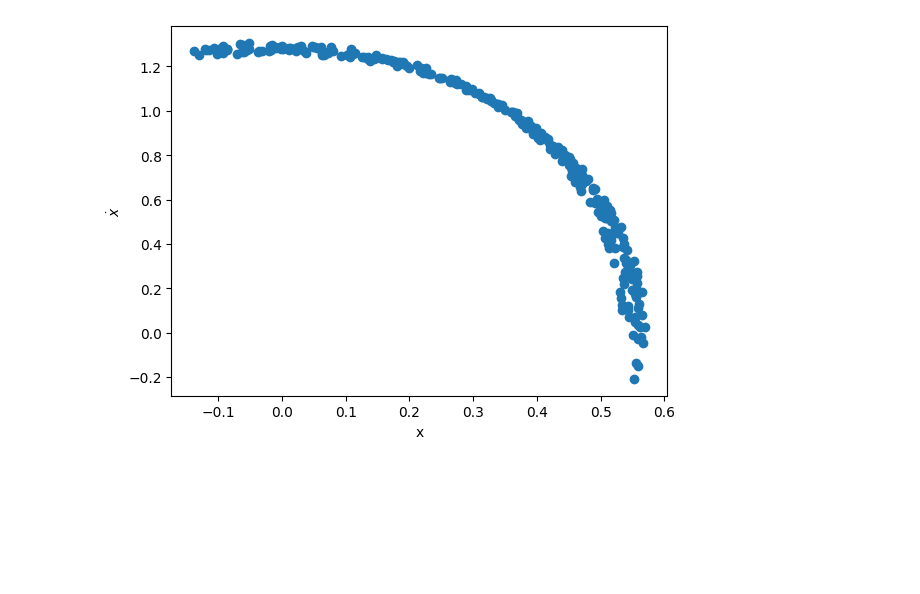
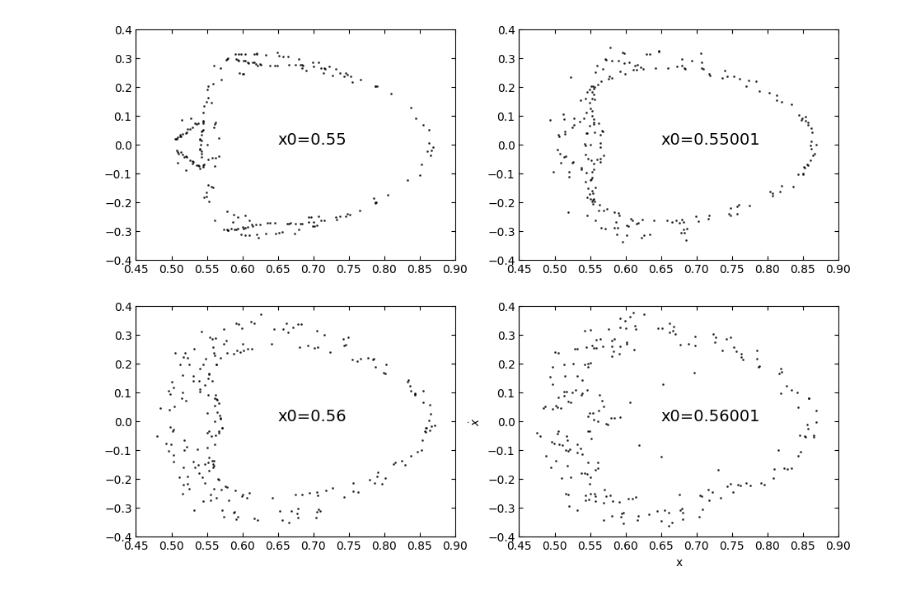
Before and after one commit to ShuZ3274/PHYS633_week7_materials, a Jupyter notebook: week_07_ideas.ipynb, the cells around one changed output. Drawn from its saved outputs; the diff is of its cells as text; code cells hidden in the pictures; blank space fills up the shorter version.

```diff
--- a/week_07_ideas.ipynb
+++ b/week_07_ideas.ipynb
@@ -4,3 +4,15 @@ import rebound
 import time
 import numpy as np
 plt.close()
+
+
+def to_rot_frame(zeta, eta, l):
+    x = np.cos(l)*zeta + np.sin(l)*eta
+    y = -np.sin(l)*zeta + np.cos(l)*eta
+    return np.array([x, y])
+
+
+plt.rcParams['xtick.direction'] = 'in'
+plt.rcParams['ytick.direction'] = 'in'
+plt.rcParams['xtick.top'] = True
+plt.rcParams['ytick.right'] = True
@@ -60,20 +184,30 @@ plt.show()
 # %%
-tp_dxdt = np.gradient(tp_x, times)
-tp_dydt = np.gradient(tp_y, times)
+tp_x_rot = np.zeros((4, Noutputs))
+tp_y_rot = np.zeros((4, Noutputs))
 
 
-tol  = 1e-1
-ind_0 = np.where(np.abs(tp_y) < tol)
+fig, ax = plt.subplots(2, 2, figsize=(11, 8))
 
-ind_y = np.where(tp_dydt[ind_0] > 0)
+for i in range(4):
+    tp_x_rot[i], tp_y_rot[i] = to_rot_frame(tp_x[i], tp_y[i], ang_p)
+
+    zero_crossings = np.where(np.diff(np.sign(tp_y_rot[i])))[0]
+
+    tp_dxdt = np.gradient(tp_x_rot[i], times)
+    tp_dydt = np.gradient(tp_y_rot[i], times)
 
 
-dxdt = tp_dxdt[ind_0][ind_y]
-x    = tp_x[ind_0][ind_y]
+    dxdt = 0.5*(tp_dxdt[zero_crossings + 1] + tp_dxdt[zero_crossings])
+    x    = 0.5*(tp_x_rot[i][zero_crossings + 1] + tp_x_rot[i][zero_crossings])
 
-plt.scatter(x, dxdt)
+    ax[i//2][i%2].scatter(x, dxdt, s=1, alpha = 0.7, color = "black")
+    ax[i//2][i%2].text(0.65, 0, f"x0={x0_pack[i]}", fontsize = 14)
+    ax[i//2][i%2].set_xlim(xmin = 0.45, xmax= 0.9)
+    ax[i//2][i%2].set_ylim(ymin = -0.4, ymax= 0.4)
+
+
 plt.xlabel("x")
 plt.ylabel(r"$\dot{x}$")
 plt.show()
 # %% [output]
-[figure, old version]
+[figure, new version]
```
Also changed, not shown: parts of 8 cells of this notebook.
